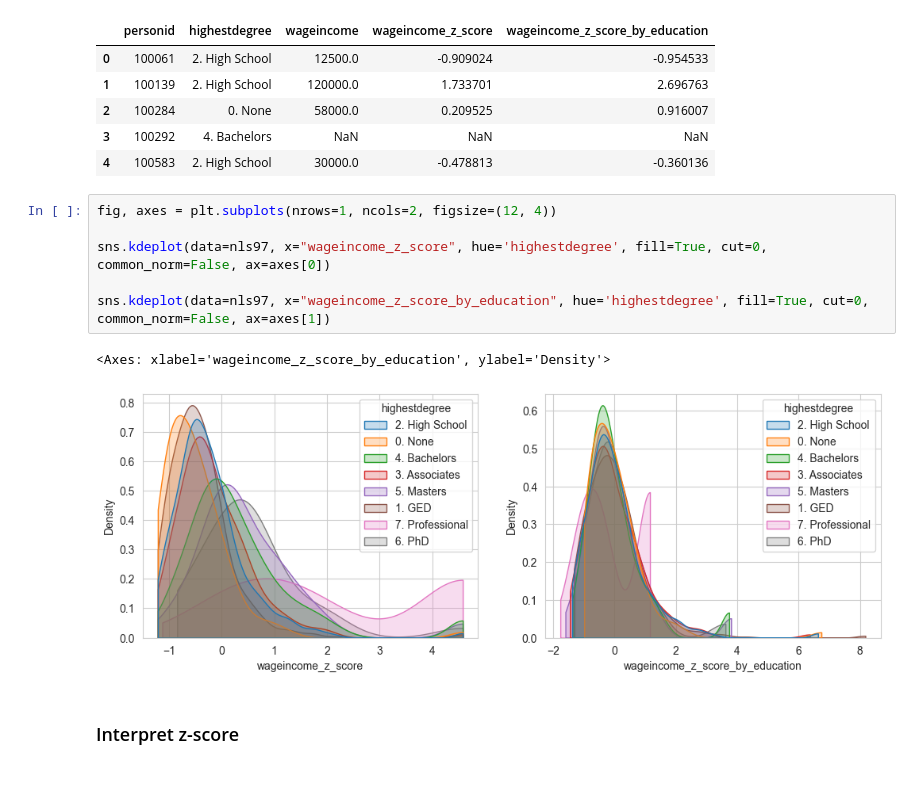
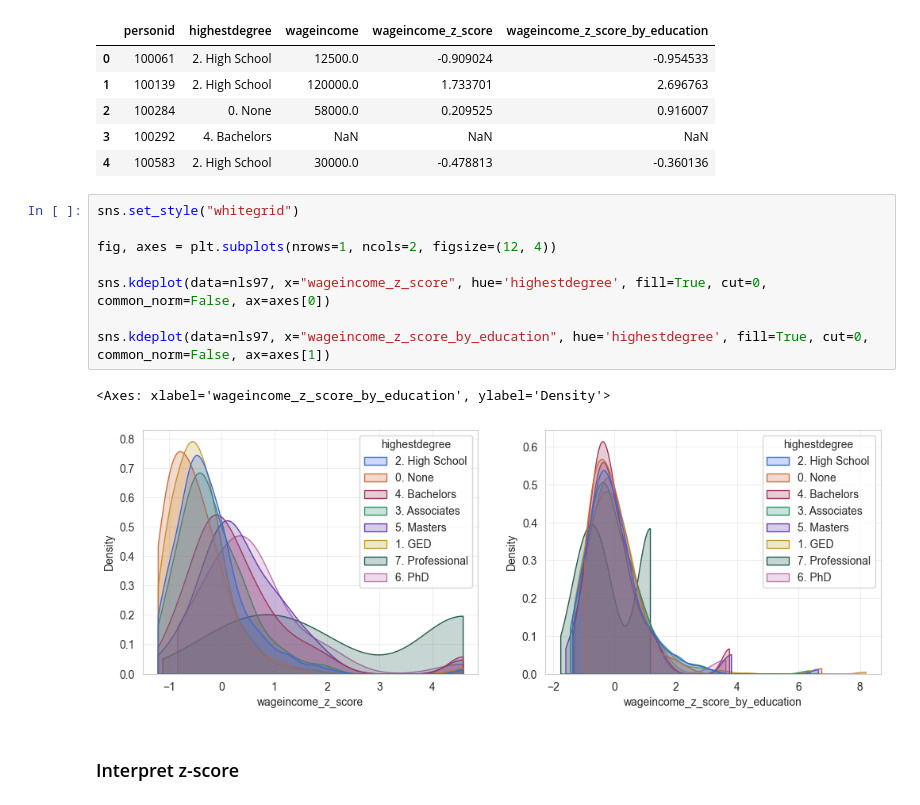
Before and after one commit to jieshu-wang-SBU/EST389_371_2026_spring, a Jupyter notebook: lectures/09-advanced_data_operations/09-05_Common_analytical_features.ipynb, the cells around one changed output. Saved outputs shown, nothing was run; the diff lists cells and outputs as text.

```diff
--- a/lectures/09-advanced_data_operations/09-05_Common_analytical_features.ipynb
+++ b/lectures/09-advanced_data_operations/09-05_Common_analytical_features.ipynb
@@ -64,14 +64,16 @@ nls97[['personid', 'highestdegree', 'wageincome','wageincome_z_score','wageincom
 | 3 | 100292 | 4. Bachelors | NaN | NaN | NaN |
 | 4 | 100583 | 2. High School | 30000.0 | -0.478813 | -0.360136 |
 # %%
+sns.set_style("whitegrid")
+
 fig, axes = plt.subplots(nrows=1, ncols=2, figsize=(12, 4))
 
 sns.kdeplot(data=nls97, x="wageincome_z_score", hue='highestdegree', fill=True, cut=0, common_norm=False, ax=axes[0])
 
 sns.kdeplot(data=nls97, x="wageincome_z_score_by_education", hue='highestdegree', fill=True, cut=0, common_norm=False, ax=axes[1])
 # %% [output]
 <Axes: xlabel='wageincome_z_score_by_education', ylabel='Density'>
-[figure, old version]
+[figure, new version]
 # %% [markdown]
 ### Interpret z-score
 # %%
```
Also changed, not shown: parts of 9 cells of this notebook, 2 other files.
